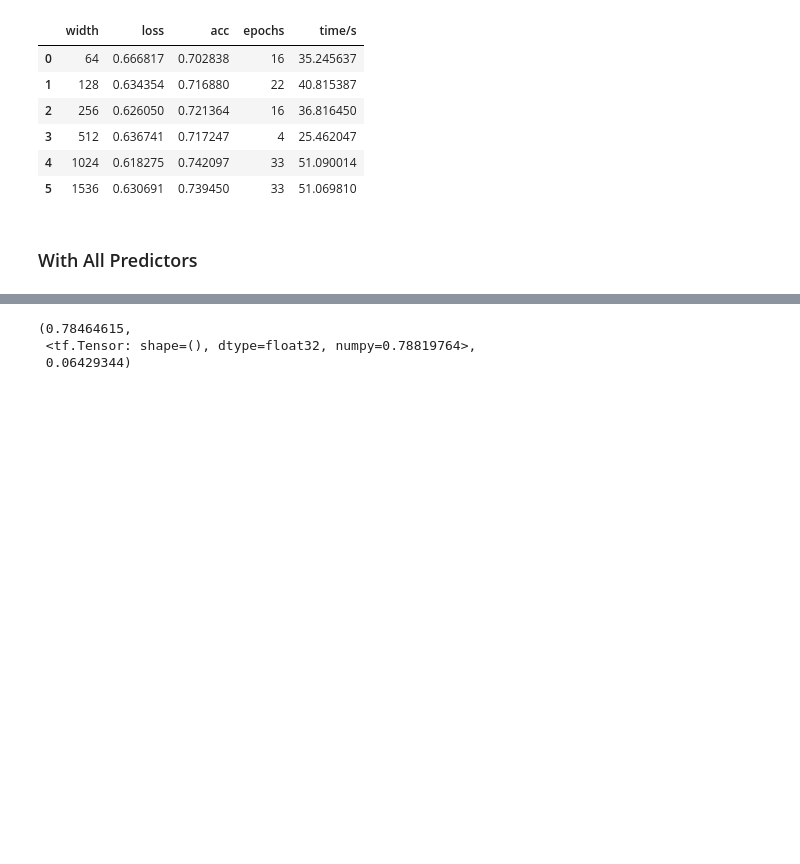
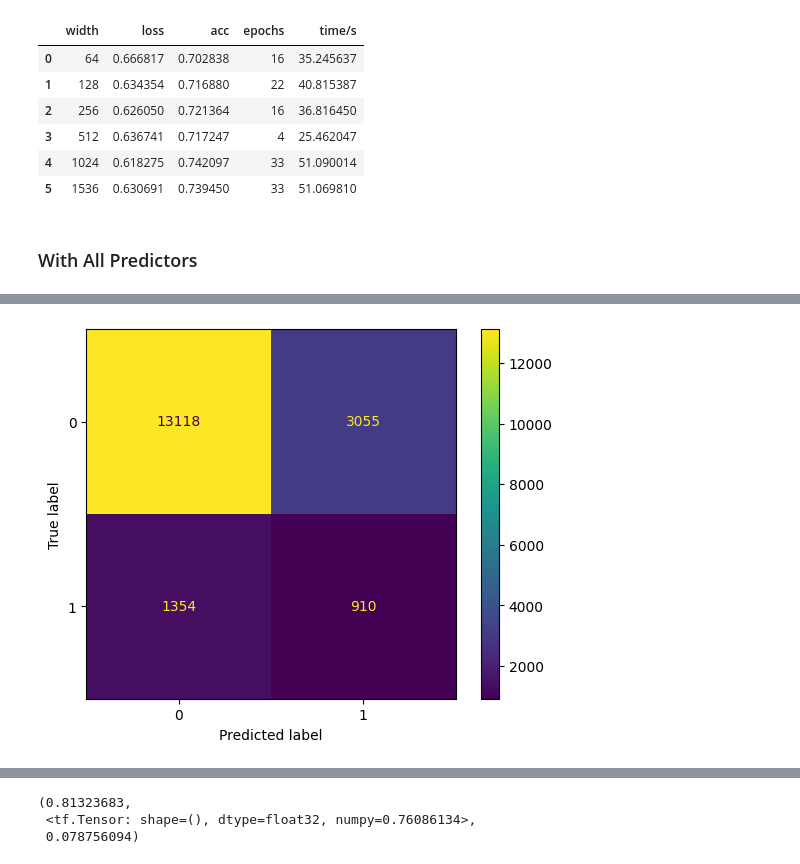
Before and after one commit to lr98769/rue_prediction_interval, a Jupyter notebook: notebooks/training.ipynb, the cells around one changed output, grey strips where cells are left out. Saved outputs shown, nothing was run; the diff lists cells and outputs as text; code cells hidden in the pictures; blank space fills up the shorter version.

```diff
--- a/notebooks/training.ipynb
+++ b/notebooks/training.ipynb
@@ -639,24 +662,31 @@ Training took 74.19150042533875s.
 # %%
 def model_evaluation(ae_classifier, predictors, pred_col, test_df):
     import sklearn
     test_X, test_y = test_df[predictors].values.astype('float32'), test_df[pred_col].values.astype('float32')
 
     test_y_pred = ae_classifier.predict(inputs=test_X, with_mae=True)
 
     bce = tf.keras.losses.BinaryCrossentropy(from_logits=True)
 
     test_loss_classifier = bce(test_y, test_y_pred[0].flatten()).numpy()
     test_acc = tf.keras.metrics.binary_accuracy(test_y, test_y_pred[0].flatten())
     test_f1 = sklearn.metrics.f1_score(test_y, test_y_pred[0].flatten()>0.5)
 
     test_loss_ae = np.mean(test_y_pred[1])
 
+    from sklearn.metrics import confusion_matrix, ConfusionMatrixDisplay
+    cm = confusion_matrix(test_y, test_y_pred[0].flatten()>0.5, labels=[0,1])
+    disp = ConfusionMatrixDisplay(confusion_matrix=cm, display_labels=[0,1])
+    disp.plot()
+    plt.show()
+
 
     print(f"Test Classifier Accuracy: {test_acc}")
     print(f"Test Classifier F1: {test_f1}")
     print(f"Test Classifier Loss: {test_loss_classifier}")
     print(f"Test Autoencoder Loss: {test_loss_ae}")
 
     return test_loss_classifier, test_acc, test_loss_ae
 model_evaluation(ae_classifier, predictors, pred_col, df_test)
 # %% [output]
+[figure, added]
@@ -667,3 +697,3 @@ Test Autoencoder Loss: 0.06429343670606613
-(0.78464615,
- <tf.Tensor: shape=(), dtype=float32, numpy=0.78819764>,
- 0.06429344)
+(0.81323683,
+ <tf.Tensor: shape=(), dtype=float32, numpy=0.76086134>,
+ 0.078756094)
```
Also changed, not shown: parts of 10 cells of this notebook.
